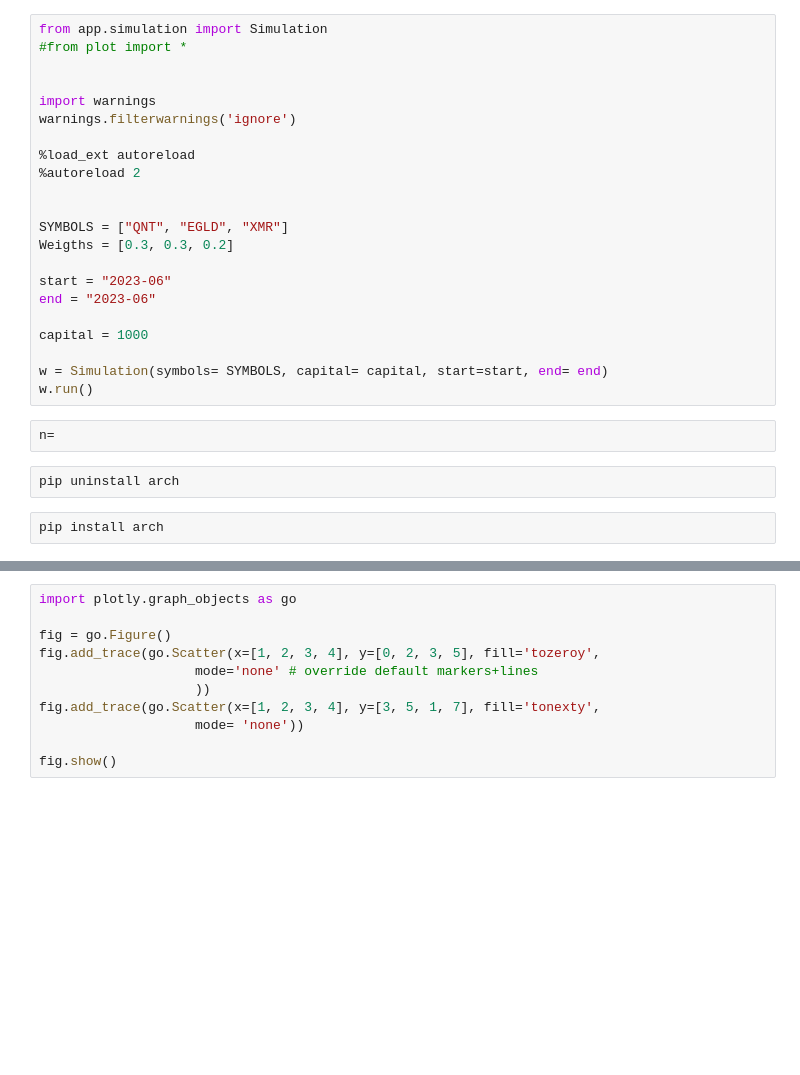
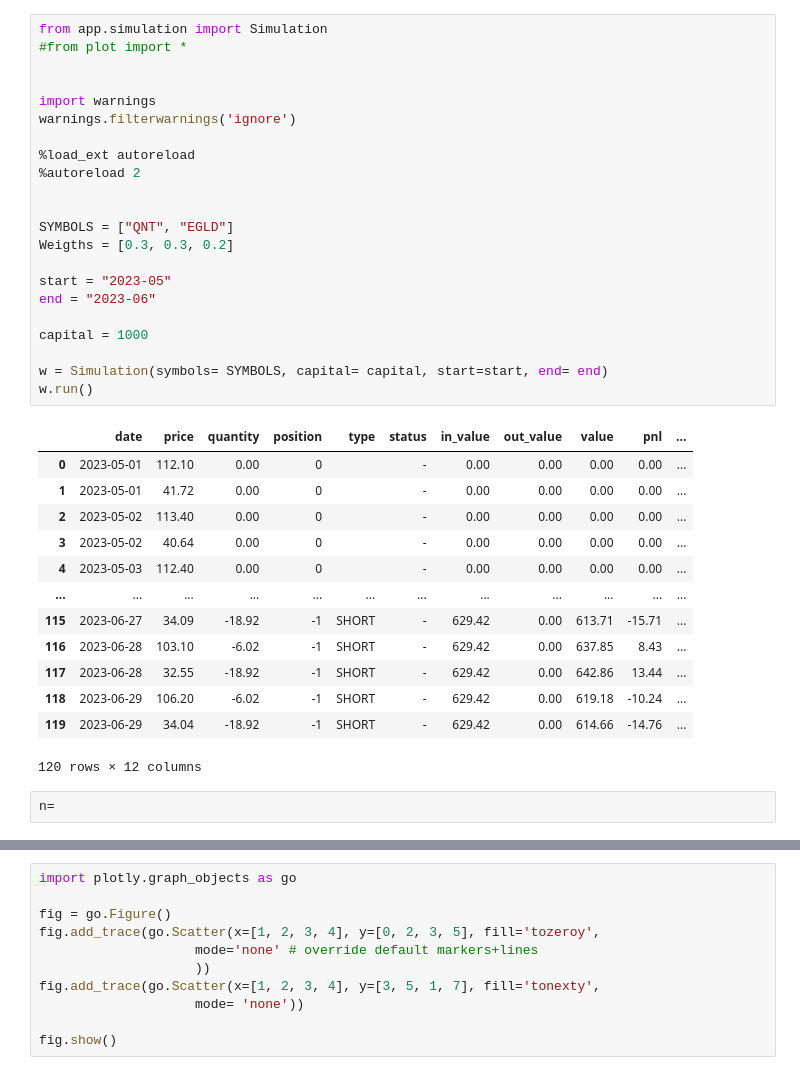
Before and after one commit to cedTrad/WcedSim, a Jupyter notebook: lab.ipynb, the cells around one changed output, grey strips where cells are left out. Cells and saved outputs as stored; diff of their text form; blank space fills up the shorter version.

```diff
--- a/lab.ipynb
+++ b/lab.ipynb
@@ -1,31 +1,41 @@
 # %%
 from app.simulation import Simulation
 #from plot import *
 
 
 import warnings
 warnings.filterwarnings('ignore')
 
 %load_ext autoreload
 %autoreload 2
 
 
-SYMBOLS = ["QNT", "EGLD", "XMR"]
+SYMBOLS = ["QNT", "EGLD"]
 Weigths = [0.3, 0.3, 0.2]
 
-start = "2023-06"
+start = "2023-05"
 end = "2023-06"
 
 capital = 1000
 
 w = Simulation(symbols= SYMBOLS, capital= capital, start=start, end= end)
 w.run()
+# %% [output]
+|  | date | price | quantity | position | type | status | in_value | out_value | value | pnl | ... |
+| 0 | 2023-05-01 | 112.10 | 0.00 | 0 |  | - | 0.00 | 0.00 | 0.00 | 0.00 | ... |
+| 1 | 2023-05-01 | 41.72 | 0.00 | 0 |  | - | 0.00 | 0.00 | 0.00 | 0.00 | ... |
+| 2 | 2023-05-02 | 113.40 | 0.00 | 0 |  | - | 0.00 | 0.00 | 0.00 | 0.00 | ... |
+| 3 | 2023-05-02 | 40.64 | 0.00 | 0 |  | - | 0.00 | 0.00 | 0.00 | 0.00 | ... |
+| 4 | 2023-05-03 | 112.40 | 0.00 | 0 |  | - | 0.00 | 0.00 | 0.00 | 0.00 | ... |
+| ... | ... | ... | ... | ... | ... | ... | ... | ... | ... | ... | ... |
+| 115 | 2023-06-27 | 34.09 | -18.92 | -1 | SHORT | - | 629.42 | 0.00 | 613.71 | -15.71 | ... |
+| 116 | 2023-06-28 | 103.10 | -6.02 | -1 | SHORT | - | 629.42 | 0.00 | 637.85 | 8.43 | ... |
+| 117 | 2023-06-28 | 32.55 | -18.92 | -1 | SHORT | - | 629.42 | 0.00 | 642.86 | 13.44 | ... |
+| 118 | 2023-06-29 | 106.20 | -6.02 | -1 | SHORT | - | 629.42 | 0.00 | 619.18 | -10.24 | ... |
+| 119 | 2023-06-29 | 34.04 | -18.92 | -1 | SHORT | - | 629.42 | 0.00 | 614.66 | -14.76 | ... |
+120 rows × 12 columns
 # %%
 n=
-# %%
-pip uninstall arch
-# %%
-pip install arch
 # %%
 signal = w.signal.strategies_matrix
 signal
```
Also changed, not shown: parts of 17 cells of this notebook, 13 other files.
